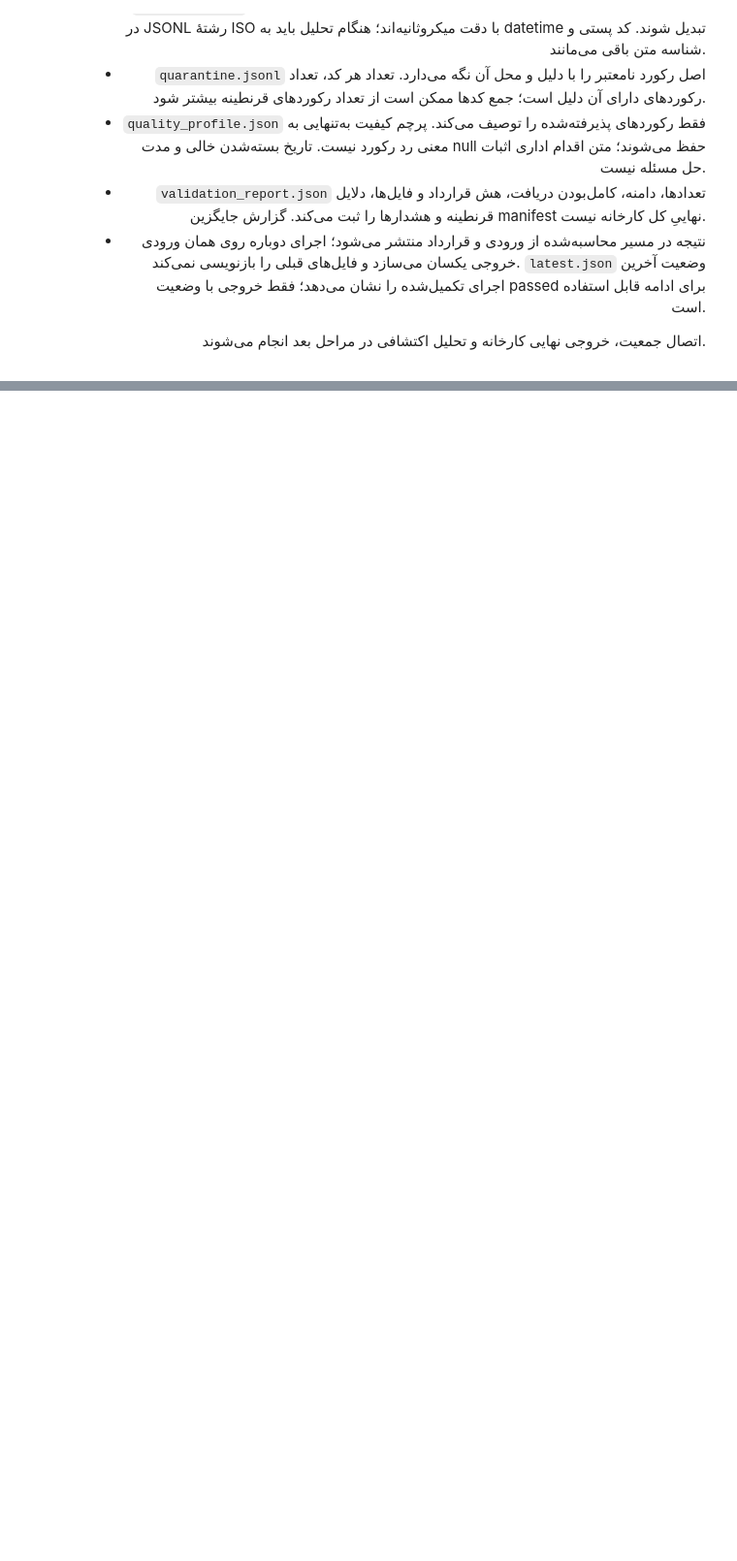
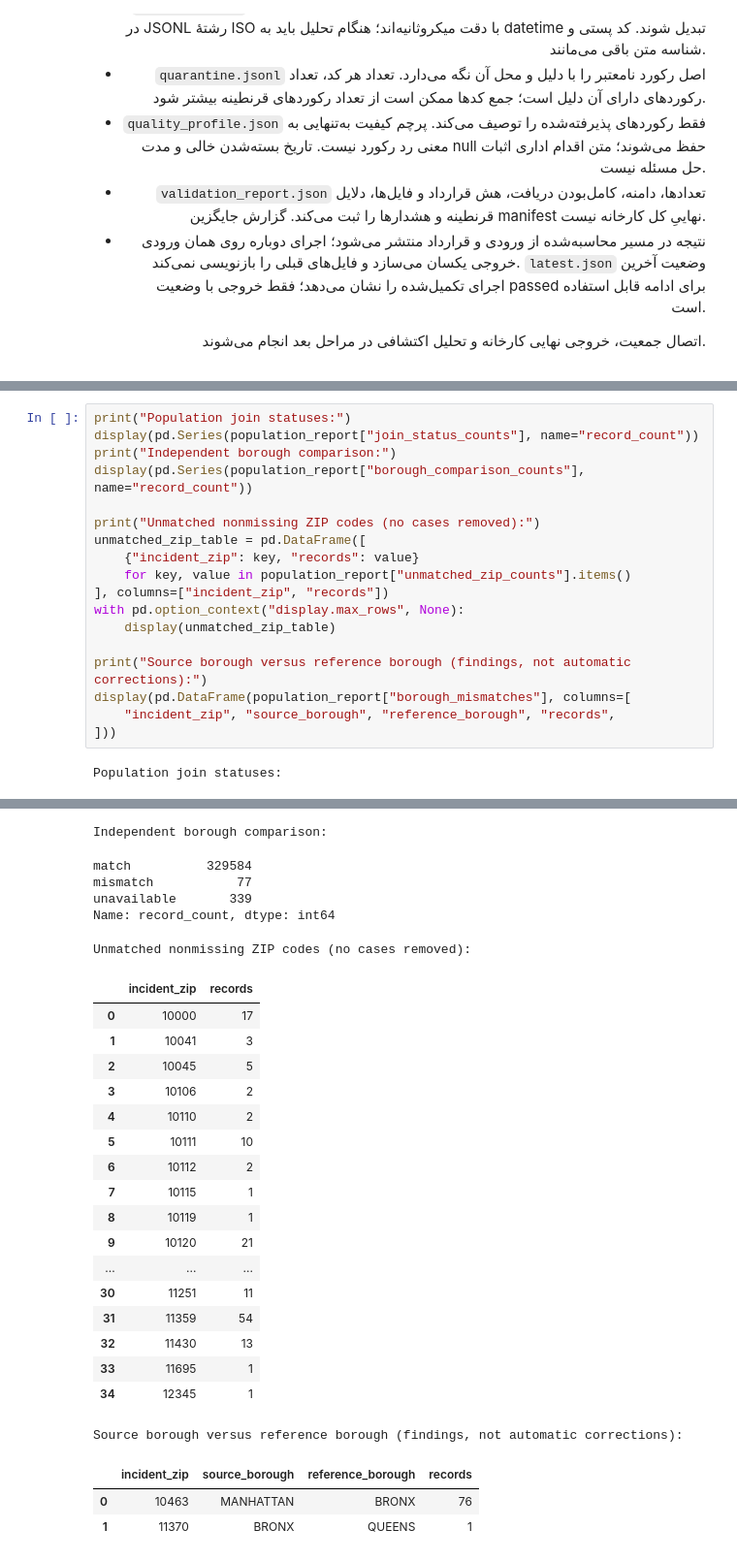
Before and after one commit to Ehsan-soveyzi/data_factory, a Jupyter notebook: challenge_solution.ipynb, the cells around one changed output, grey strips where cells are left out. Shown at 97% size. Drawn from its saved outputs; the diff is of its cells as text; blank space fills up the shorter version.

```diff
--- a/challenge_solution.ipynb
+++ b/challenge_solution.ipynb
@@ -630,0 +696,20 @@ Verified: row accounting, accepted-key uniqueness and output SHA-256 hashes.
+# %%
+print("Population join statuses:")
+display(pd.Series(population_report["join_status_counts"], name="record_count"))
+print("Independent borough comparison:")
+display(pd.Series(population_report["borough_comparison_counts"], name="record_count"))
+
+print("Unmatched nonmissing ZIP codes (no cases removed):")
+unmatched_zip_table = pd.DataFrame([
+    {"incident_zip": key, "records": value}
+    for key, value in population_report["unmatched_zip_counts"].items()
+], columns=["incident_zip", "records"])
+with pd.option_context("display.max_rows", None):
+    display(unmatched_zip_table)
+
+print("Source borough versus reference borough (findings, not automatic corrections):")
+display(pd.DataFrame(population_report["borough_mismatches"], columns=[
+    "incident_zip", "source_borough", "reference_borough", "records",
+]))
+# %% [output]
+Population join statuses:
@@ -630,0 +720,27 @@ Verified: row accounting, accepted-key uniqueness and output SHA-256 hashes.
+Independent borough comparison:
+match          329584
+mismatch           77
+unavailable       339
+Name: record_count, dtype: int64
+Unmatched nonmissing ZIP codes (no cases removed):
+|  | incident_zip | records |
+| 0 | 10000 | 17 |
+| 1 | 10041 | 3 |
+| 2 | 10045 | 5 |
+| 3 | 10106 | 2 |
+| 4 | 10110 | 2 |
+| 5 | 10111 | 10 |
+| 6 | 10112 | 2 |
+| 7 | 10115 | 1 |
+| 8 | 10119 | 1 |
+| 9 | 10120 | 21 |
+| ... | ... | ... |
+| 30 | 11251 | 11 |
+| 31 | 11359 | 54 |
+| 32 | 11430 | 13 |
+| 33 | 11695 | 1 |
+| 34 | 12345 | 1 |
+Source borough versus reference borough (findings, not automatic corrections):
+|  | incident_zip | source_borough | reference_borough | records |
+| 0 | 10463 | MANHATTAN | BRONX | 76 |
+| 1 | 11370 | BRONX | QUEENS | 1 |
```
Also changed, not shown: parts of 5 cells of this notebook, 2 other files.
